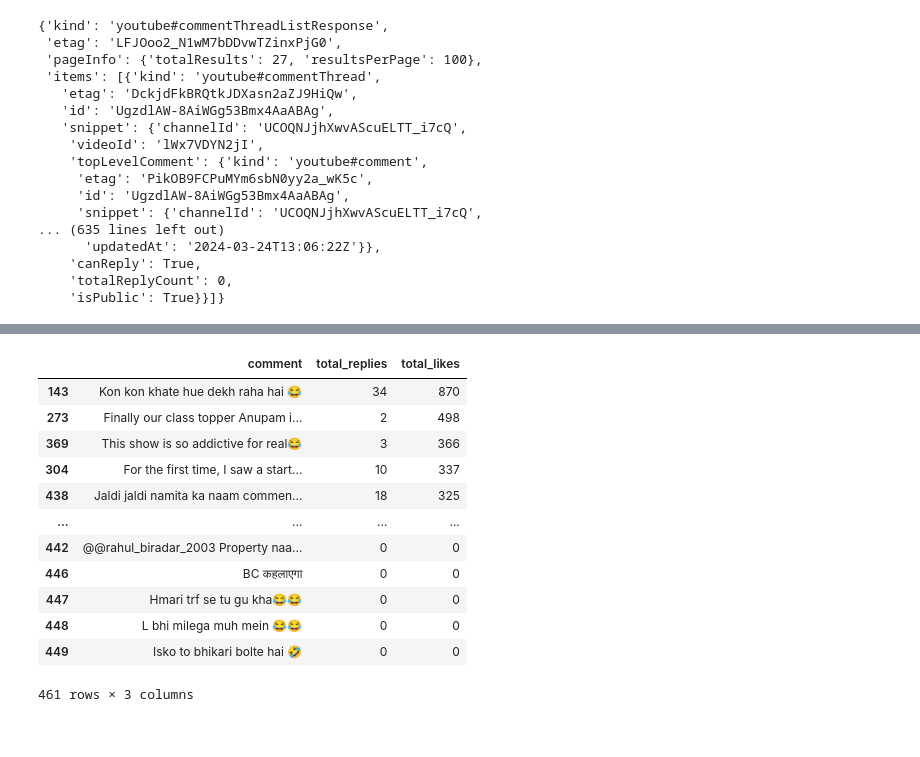
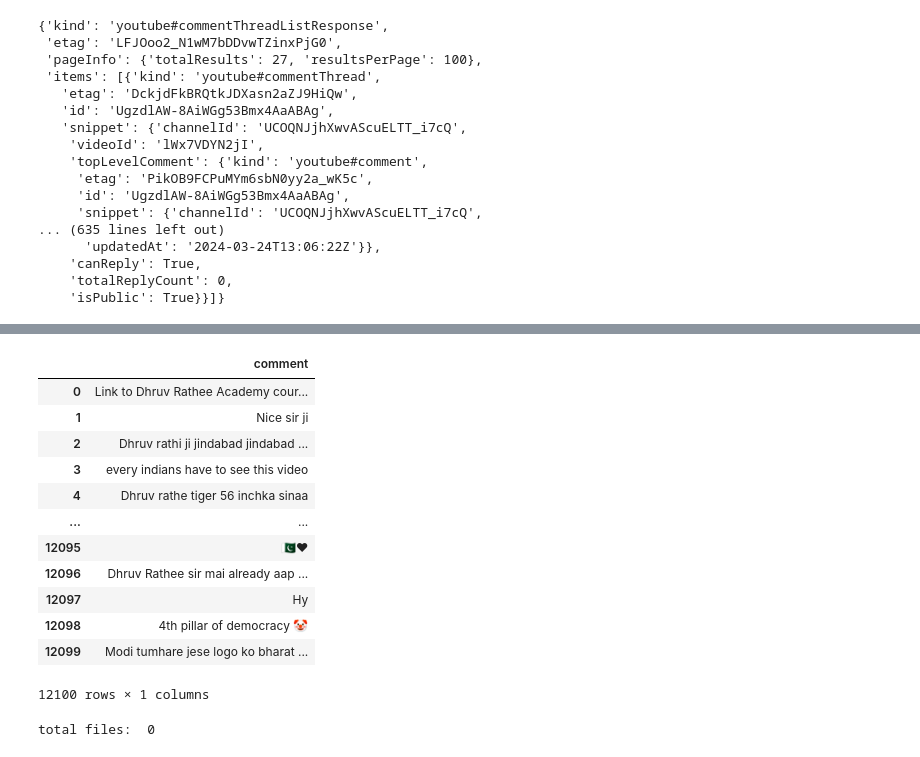
Before and after one commit to ronylpatil/youtube-api-testing, a Jupyter notebook: notebooks/main.ipynb, the cells around one changed output, grey strips where cells are left out. Cells and saved outputs as stored; diff of their text form; code cells hidden in the pictures.

Commit message:
testing - ipynb

```diff
--- a/notebooks/main.ipynb
+++ b/notebooks/main.ipynb
@@ -190,16 +106,0 @@ df.sort_values(by=['total_likes'], ascending=False)
-# %%
-df
-# %% [output]
-|  | comment | total_replies | total_likes |
-| 143 | Kon kon khate hue dekh raha hai 😂 | 34 | 870 |
-| 273 | Finally our class topper Anupam i... | 2 | 498 |
-| 369 | This show is so addictive for real😂 | 3 | 366 |
-| 304 | For the first time, I saw a start... | 10 | 337 |
-| 438 | Jaldi jaldi namita ka naam commen... | 18 | 325 |
-| ... | ... | ... | ... |
-| 442 | @@rahul_biradar_2003 Property naa... | 0 | 0 |
-| 446 | BC कहलाएगा | 0 | 0 |
-| 447 | Hmari trf se tu gu kha😂😂 | 0 | 0 |
-| 448 | L bhi milega muh mein 😂😂 | 0 | 0 |
-| 449 | Isko to bhikari bolte hai 🤣 | 0 | 0 |
-461 rows × 3 columns
@@ -205,0 +111,38 @@ df
+# %%
+df = pd.read_csv(r"c:\Users\lenovo\Desktop\youtube-api-testing\data\2Oct24_file16.csv", header=0)
+df
+# %% [output]
+|  | comment |
+| 0 | Link to Dhruv Rathee Academy cour... |
+| 1 | Nice sir ji |
+| 2 | Dhruv rathi ji jindabad jindabad ... |
+| 3 | every indians have to see this video |
+| 4 | Dhruv rathe tiger 56 inchka sinaa |
+| ... | ... |
+| 12095 | 🇵🇰❤ |
+| 12096 | Dhruv Rathee sir mai already aap ... |
+| 12097 | Hy |
+| 12098 | 4th pillar of democracy 🤡 |
+| 12099 | Modi tumhare jese logo ko bharat ... |
+12100 rows × 1 columns
+# %%
+# Specify folder path and file extension
+folder_path = pathlib.Path(f"{pathlib.Path().absolute().parent.as_posix()}/data/")
+file_extension = '*.csv'
+
+# Initialize empty DataFrame
+combined_data = pd.DataFrame()
+
+# Loop through Excel files
+for file in folder_path.glob('*.csv'):
+    # Read Excel file, skipping first row (header)
+    df = pd.read_csv(file, header=0)
+
+    # Append data to combined DataFrame
+    combined_data = pd.concat([combined_data, df])
+
+print('total files: ', i)
+# Write combined data to new Excel file
+combined_data.to_csv('combined_data.csv', index=False)
+# %% [output]
+total files:  0
```
Also changed, not shown: parts of 12 cells of this notebook.
